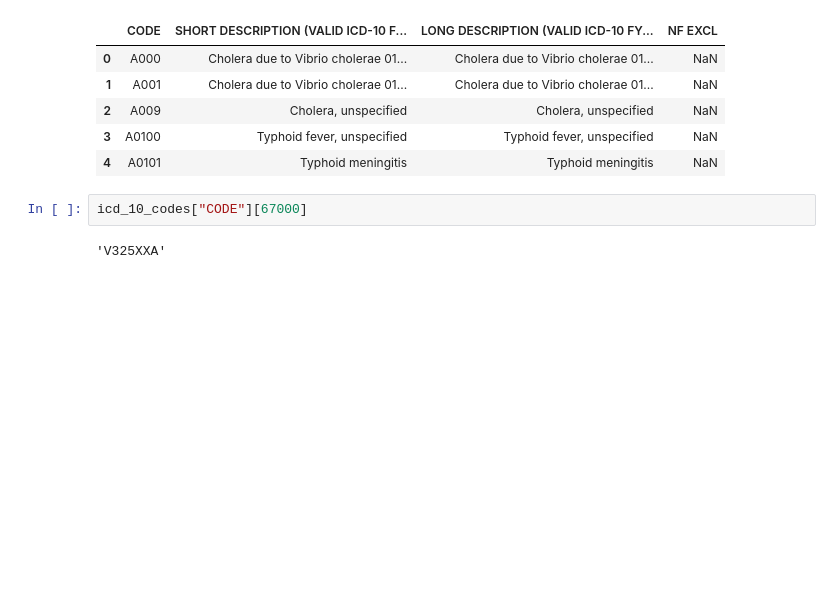
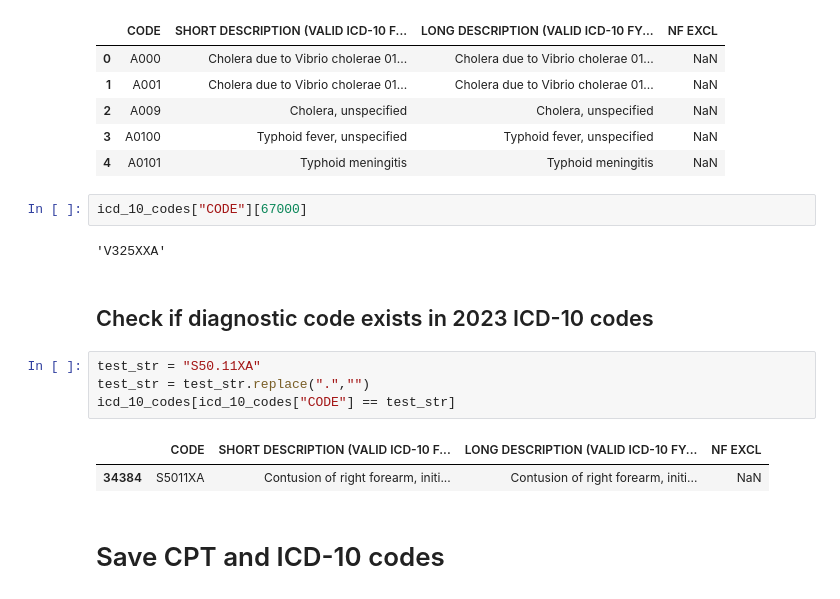
Before and after one commit to sgrinich/medical-coding-copilot, a Jupyter notebook: read-medical-codes.ipynb, the cells around one changed output. Saved outputs shown, nothing was run; the diff lists cells and outputs as text; blank space fills up the shorter version.

```diff
--- a/read-medical-codes.ipynb
+++ b/read-medical-codes.ipynb
@@ -55,3 +68,14 @@ icd_10_codes.head()
 icd_10_codes["CODE"][67000]
 # %% [output]
 'V325XXA'
+# %% [markdown]
+## Check if diagnostic code exists in 2023 ICD-10 codes
+# %%
+test_str = "S50.11XA"
+test_str = test_str.replace(".","")
+icd_10_codes[icd_10_codes["CODE"] == test_str]
+# %% [output]
+|  | CODE | SHORT DESCRIPTION (VALID ICD-10 F... | LONG DESCRIPTION (VALID ICD-10 FY... | NF EXCL |
+| 34384 | S5011XA | Contusion of right forearm, initi... | Contusion of right forearm, initi... | NaN |
+# %% [markdown]
+# Save CPT and ICD-10 codes
```
Also changed, not shown: parts of 6 cells of this notebook, 1 other file.
